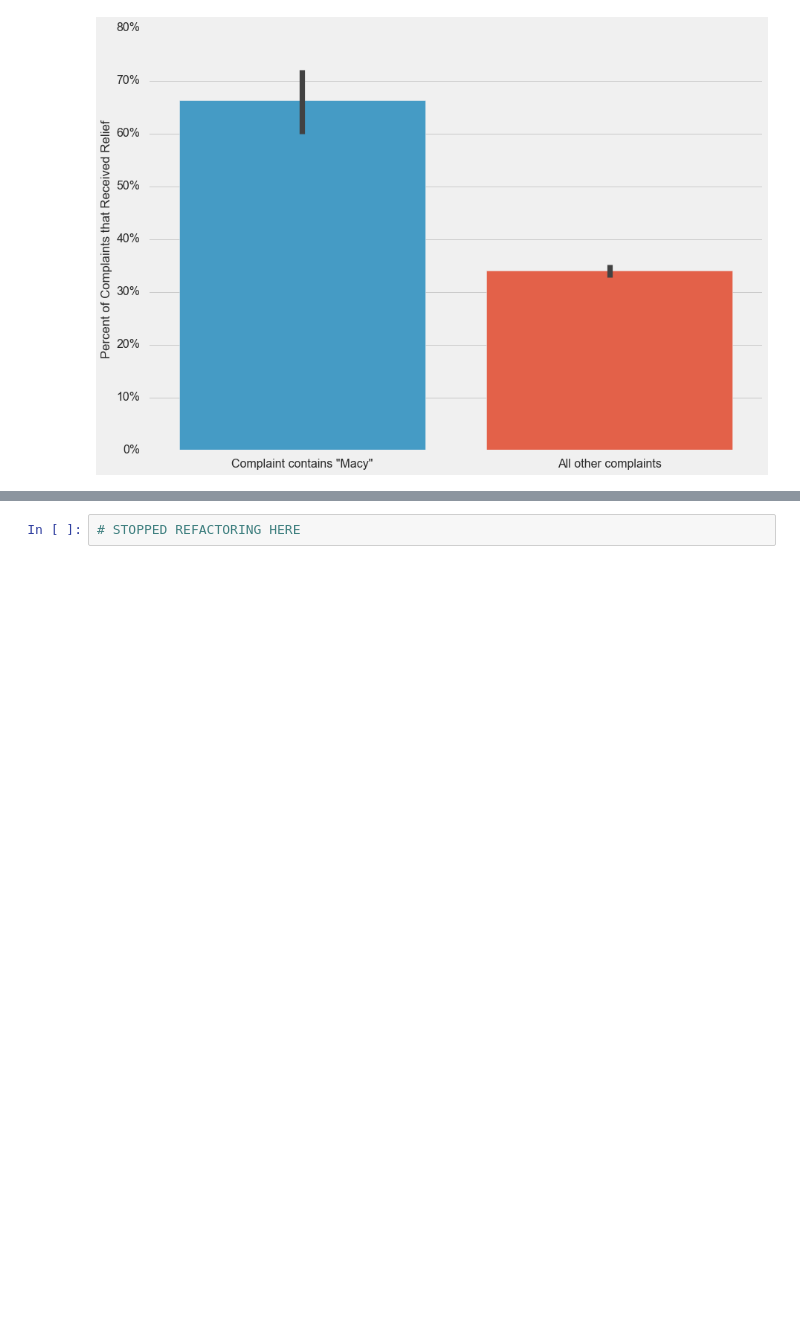
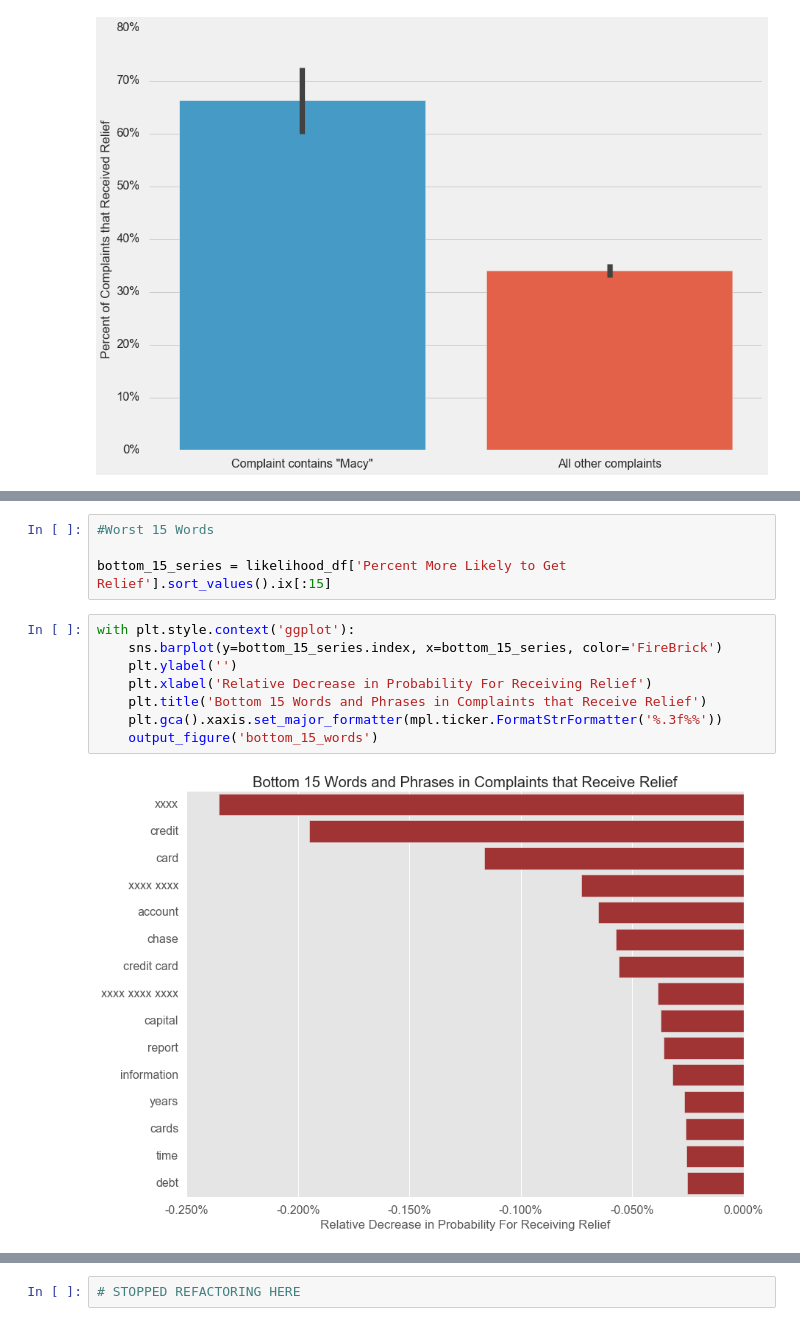
Before and after one commit to HipHoff/HipHoff, a Jupyter notebook: CFPB Complaints/Munging and Analysis.ipynb, the cells around one changed output, grey strips where cells are left out. Cells and saved outputs as stored; diff of their text form; blank space fills up the shorter version.

```diff
--- a/CFPB Complaints/Munging and Analysis.ipynb
+++ b/CFPB Complaints/Munging and Analysis.ipynb
@@ -216 +276,15 @@ Navy FCU            1
 Name: Company, dtype: int64
+# %%
+#Worst 15 Words
+
+bottom_15_series = likelihood_df['Percent More Likely to Get Relief'].sort_values().ix[:15]
+# %%
+with plt.style.context('ggplot'):
+    sns.barplot(y=bottom_15_series.index, x=bottom_15_series, color='FireBrick')
+    plt.ylabel('')
+    plt.xlabel('Relative Decrease in Probability For Receiving Relief')
+    plt.title('Bottom 15 Words and Phrases in Complaints that Receive Relief')
+    plt.gca().xaxis.set_major_formatter(mpl.ticker.FormatStrFormatter('%.3f%%'))
+    output_figure('bottom_15_words')
+# %% [output]
+[figure, added]
```
Also changed, not shown: parts of 17 cells of this notebook, 14 other files.
